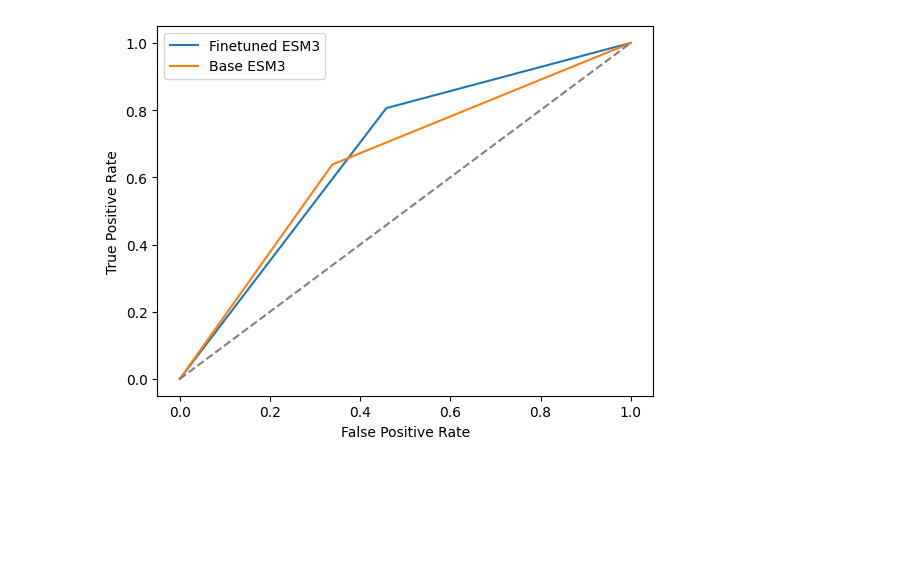
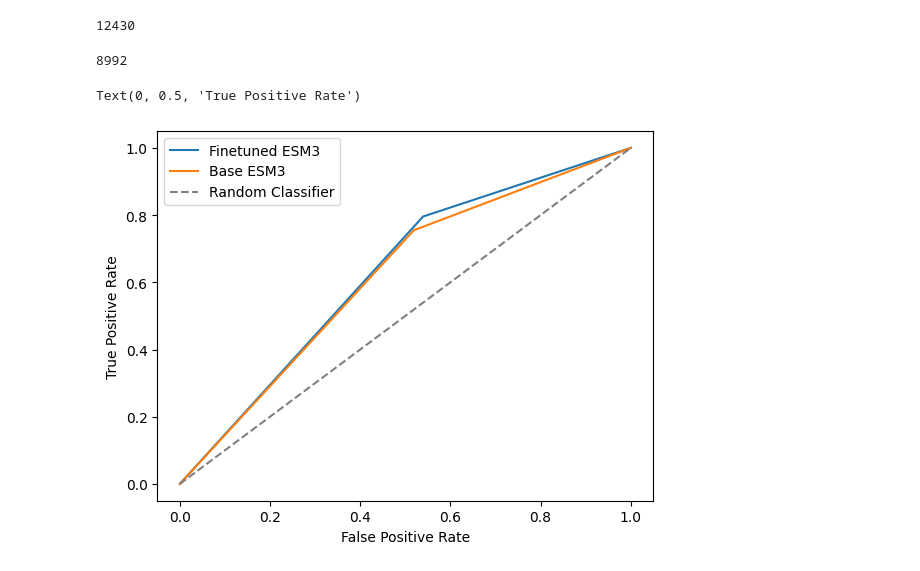
Before and after one commit to anirudhvenk/antibody-dpo, a Jupyter notebook: classification_evaluation.ipynb, the cells around one changed output. Cells and saved outputs as stored; diff of their text form; code cells hidden in the pictures; blank space fills up the shorter version.

```diff
--- a/classification_evaluation.ipynb
+++ b/classification_evaluation.ipynb
@@ -45,3 +39,35 @@ test_negative_seqs = negative_seqs[9500:]
+# %%
+train_df = pd.read_csv("data/dpo/holdout/dpo_train_data.csv")
+seq_df = pd.read_csv("data/all.csv")
+seqs = set(train_df.chosen.tolist() + train_df.rejected.tolist())
+all_seqs = seq_df[seq_df.label == 1].seq.tolist() + seq_df[seq_df.label == 0].seq.tolist()
+test_seqs = set(all_seqs) - seqs
+# %%
+test_df = seq_df[seq_df["seq"].isin(test_seqs)]
+sampled_seqs = (
+    test_df.groupby("cluster_centre")
+    .apply(lambda group: group.loc[group["edit_distance"].idxmin()])
+    .reset_index(drop=True)
+)
+len(sampled_seqs)
+# %% [output]
+12430
+# %%
+emb_df = seq_df[seq_df["seq"].isin(seqs)]
+emb_sampled_seqs = (
+    emb_df.groupby("cluster_centre")
+    .apply(lambda group: group.loc[group["edit_distance"].idxmin()])
+    .reset_index(drop=True)
+)
+len(emb_sampled_seqs)
+# %% [output]
+8992
+# %%
+test_positive_seqs = sampled_seqs[sampled_seqs["label"] == 1].seq.tolist()
+test_negative_seqs = sampled_seqs[sampled_seqs["label"] == 0].seq.tolist()
+
+emb_positive_seqs = emb_sampled_seqs[emb_sampled_seqs["label"] == 1].seq.tolist()
+emb_negative_seqs = emb_sampled_seqs[emb_sampled_seqs["label"] == 0].seq.tolist()
 # %%
 finetuned_positive_embeddings = torch.stack([get_embeddings(finetuned_model, seq) for seq in tqdm(emb_positive_seqs)])
 finetuned_negative_embeddings = torch.stack([get_embeddings(finetuned_model, seq) for seq in tqdm(emb_negative_seqs)])
@@ -101,15 +127,16 @@ for seq in tqdm(test_negative_seqs):
 # %%
 finetuned_fpr, finetuned_tpr, _ = roc_curve(labels, finetuned_pred_labels)
 base_fpr, base_tpr, _ = roc_curve(labels, base_pred_labels)
 
 # Step 4: Plot the ROC curve
-plt.figure()
-plt.plot(finetuned_fpr, finetuned_tpr, label="Finetuned ESM3")
-plt.plot(base_fpr, base_tpr, label="Base ESM3")
-plt.plot([0, 1], [0, 1], linestyle='--', color='gray')  # Diagonal line for random classifier
+# plt.figure()
+sns.lineplot(x=finetuned_fpr, y=finetuned_tpr, label="Finetuned ESM3")
+sns.lineplot(x=base_fpr, y=base_tpr, label="Base ESM3")
+sns.lineplot(x=[0, 1], y=[0, 1], linestyle="--", color="gray", label="Random Classifier")
+
+# Add labels and legend
 plt.xlabel("False Positive Rate")
 plt.ylabel("True Positive Rate")
-plt.legend()
-plt.show()
 # %% [output]
+Text(0, 0.5, 'True Positive Rate')
-[figure, old version]
+[figure, new version]
```
Also changed, not shown: parts of 6 cells of this notebook, 2 other files.
